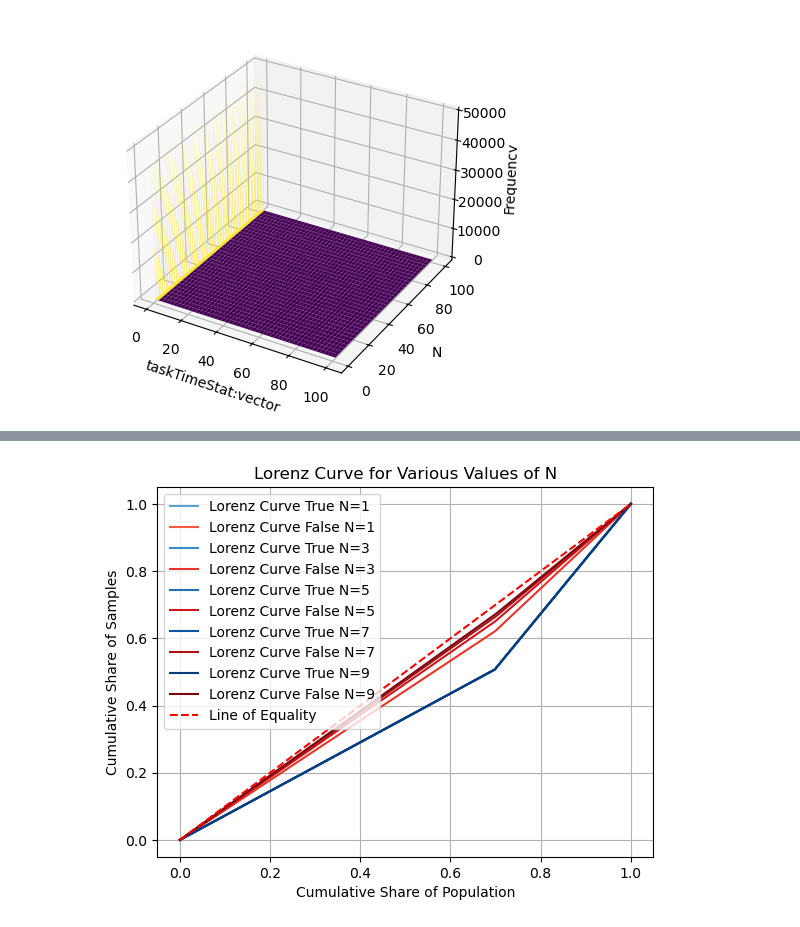
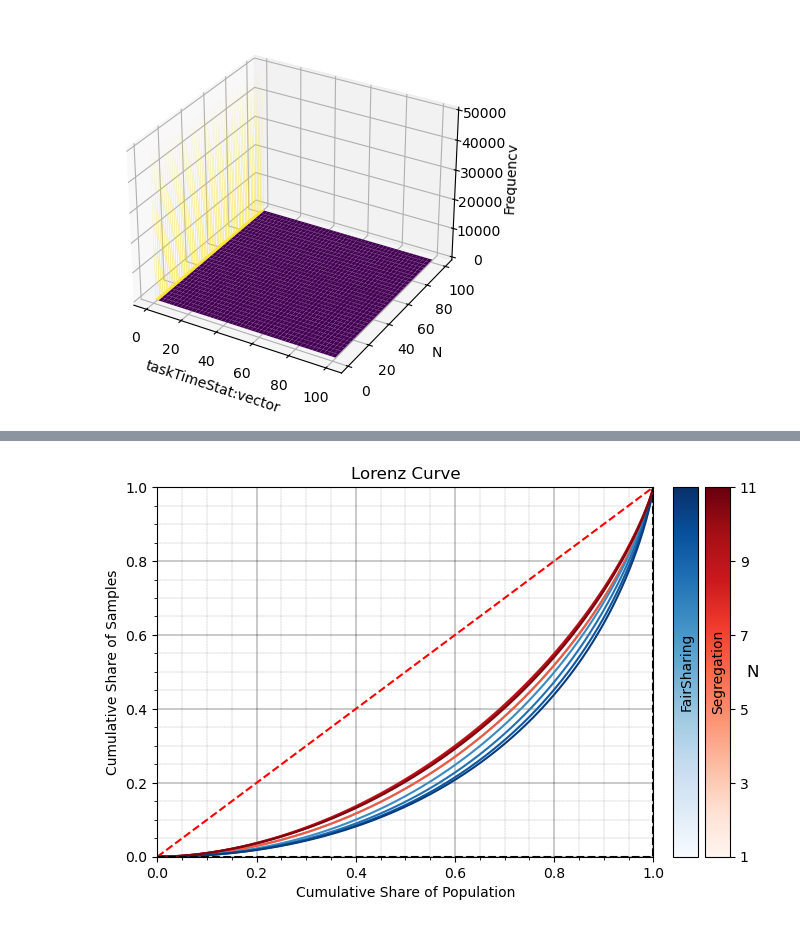
Before and after one commit to AlessandroDeMedici/pe-project, a Jupyter notebook: jupyter/Data_analysis.ipynb, the cells around one changed output, grey strips where cells are left out. Drawn from its saved outputs; the diff is of its cells as text; code cells hidden in the pictures.

```diff
--- a/jupyter/Data_analysis.ipynb
+++ b/jupyter/Data_analysis.ipynb
@@ -22,6 +21,12 @@ print("data loaded")
 # %% [output]
 data loaded
 # %%
+
+import numpy as np
+
+stat = 'taskTimeStat:vector'  #sys.argv[2]
+# taskTimeStat:vector
+# cloudNodeStatInterDepartureTime:vector
 
 repetitions_original = {'0':{'true':{}, 'false':{}}, '1':{'true':{}, 'false':{}}}
 
@@ -192,7 +272,7 @@ confidence = []
 alpha = 0.05
 z = norm.ppf(1 - alpha/2)
 
-repetitions = repetitions_sampled['1']['true']
+repetitions = repetitions_sampled['0']['true']
 for n in N:
     if len(repetitions[n]) <= 30:
         raise ValueError("Not enough samples")
@@ -202,11 +282,19 @@ for n in N:
     average.append(X)
     confidence.append(z * S / (len(repetitions[n]) ** 0.5))
 
-plt.errorbar(N, average, yerr=confidence)
+#plt.errorbar(N, average, yerr=confidence, fmt='o', capsize=2, capthick=1, markersize=3)
+plt.errorbar(N[::2], np.array(average)[::2], yerr=np.array(confidence)[::2], fmt='o', capsize=1.7, capthick=1
+            , markersize=3, elinewidth=0.8, linestyle='-', linewidth=0.8)
 plt.xlabel('N')
 plt.ylabel(stat)
 
-#set y to start at 0
+#set y to staecolor=''rt at 0
 plt.ylim(bottom=0)
+plt.xlim(left=0, right=100)
+
+plt.grid(True, which='major', linestyle='-', linewidth='0.3', color='black')
+plt.minorticks_on()
+plt.grid(True, which='minor', linestyle=':', linewidth='0.2', color='black')
+plt.legend(['Average with 95% Confidence Interval'])
 plt.show()
 # %% [output]
@@ -317,41 +419,52 @@ TypeError: _parse_args() missing 1 required positional argument: 'a'
 # %%
-# Iterate over various values of N
+
+
+# Add colorbars for the legend
+fig, ax = plt.subplots()
 for n in range(1, 11, 2):
-    # Extract the samples for the current value of N
-    samples_true = repetitions_original['0']['true'][n]
-    samples_false = repetitions_original['0']['false'][n]
-
-    # Sort the samples
+    samples_true = repetitions_original['1']['true'][n]
+    samples_false = repetitions_original['1']['false'][n]
     samples_sorted_true = np.sort(samples_true)
     samples_sorted_false = np.sort(samples_false)
-
-    # Calculate the cumulative sum of the sorted samples
     cumulative_sum_true = np.cumsum(samples_sorted_true)
     cumulative_sum_false = np.cumsum(samples_sorted_false)
-
-    # Normalize the cumulative sum
     cumulative_sum_normalized_true = cumulative_sum_true / cumulative_sum_true[-1]
     cumulative_sum_normalized_false = cumulative_sum_false / cumulative_sum_false[-1]
-
-    # Calculate the cumulative share of the population
     population_share_true = np.arange(1, len(samples_true) + 1) / len(samples_true)
     population_share_false = np.arange(1, len(samples_false) + 1) / len(samples_false)
+    ax.plot(population_share_true, cumulative_sum_normalized_true, label=f'Lorenz Curve True N={n}', color=plt.cm.Blues((n+10) / 20))
+    ax.plot(population_share_false, cumulative_sum_normalized_false, label=f'Lorenz Curve False N={n}', color=plt.cm.Reds((n+10) / 20))
 
-    # Plot the Lorenz curve for true
-    # Plot the Lorenz curve for true with color gradient
-    plt.plot(population_share_true, cumulative_sum_normalized_true, label=f'Lorenz Curve True N={n}', color=plt.cm.Blues((n+10) / 20))
+ax.plot([0, 1], [0, 1], linestyle='--', color='r', label='Line of Equality')
+ax.plot([0, 1, 1], [0, 0, 1], linestyle='--', color='black', label='Line of Maximum Unfairness')
+ax.set_xlabel('Cumulative Share of Population')
+ax.set_ylabel('Cumulative Share of Samples')
+ax.set_title('Lorenz Curve')
+ax.set_xlim(0, 1)
+ax.set_ylim(0, 1)
+ax.grid(True)
+ax.minorticks_on()
+ax.grid(which='major', linestyle='-', linewidth='0.3', color='black')
+ax.grid(which='minor', linestyle=':', linewidth='0.2', color='black')
 
-    # Plot the Lorenz curve for false with color gradient
-    plt.plot(population_share_false, cumulative_sum_normalized_false, label=f'Lorenz Curve False N={n}', color=plt.cm.Reds((n+10) / 20))
+# Create new axes for colorbars
+cax_true = fig.add_axes([0.93, 0.11, 0.04, 0.77])
+cax_false = fig.add_axes([0.98, 0.11, 0.04, 0.77])
 
-# Plot the line of equality
-plt.plot([0, 1], [0, 1], linestyle='--', color='r', label='Line of Equality')
+sm_true = plt.cm.ScalarMappable(cmap=plt.cm.Blues, norm=plt.Normalize(vmin=1, vmax=11))
+sm_true.set_array([])
+cbar_true = plt.colorbar(sm_true, cax=cax_true, ticks=[])
+cbar_true.set_label('FairSharing', labelpad=-13.5)
 
-plt.xlabel('Cumulative Share of Population')
-plt.ylabel('Cumulative Share of Samples')
-plt.title('Lorenz Curve for Various Values of N')
-plt.legend()
-plt.grid(True)
+sm_false = plt.cm.ScalarMappable(cmap=plt.cm.Reds, norm=plt.Normalize(vmin=1, vmax=11))
+sm_false.set_array([])
+cbar_false = plt.colorbar(sm_false, cax=cax_false, ticks=np.linspace(1, 11, 6))
+cbar_false.set_label('Segregation', labelpad=-33.5)
+#cbar_false.set_label('N', labelpad=0)
+
+# add text to the plot
+ax.text(1.2, 0.5, 'N', fontsize=12, color='black', ha='center', va='center')
+
 plt.show()
 # %% [output]
-[figure, old version]
+[figure, new version]
```
Also changed, not shown: parts of 7 cells of this notebook.
